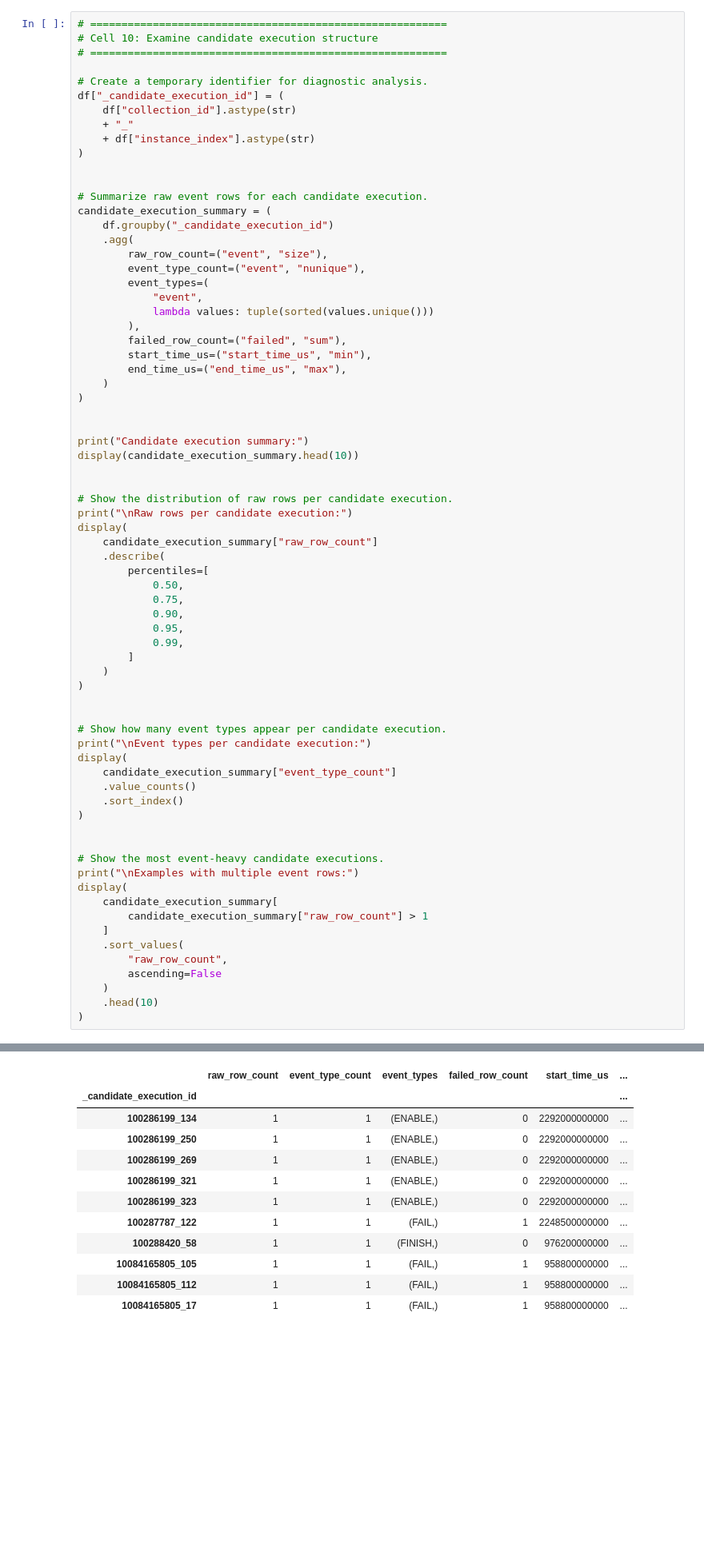
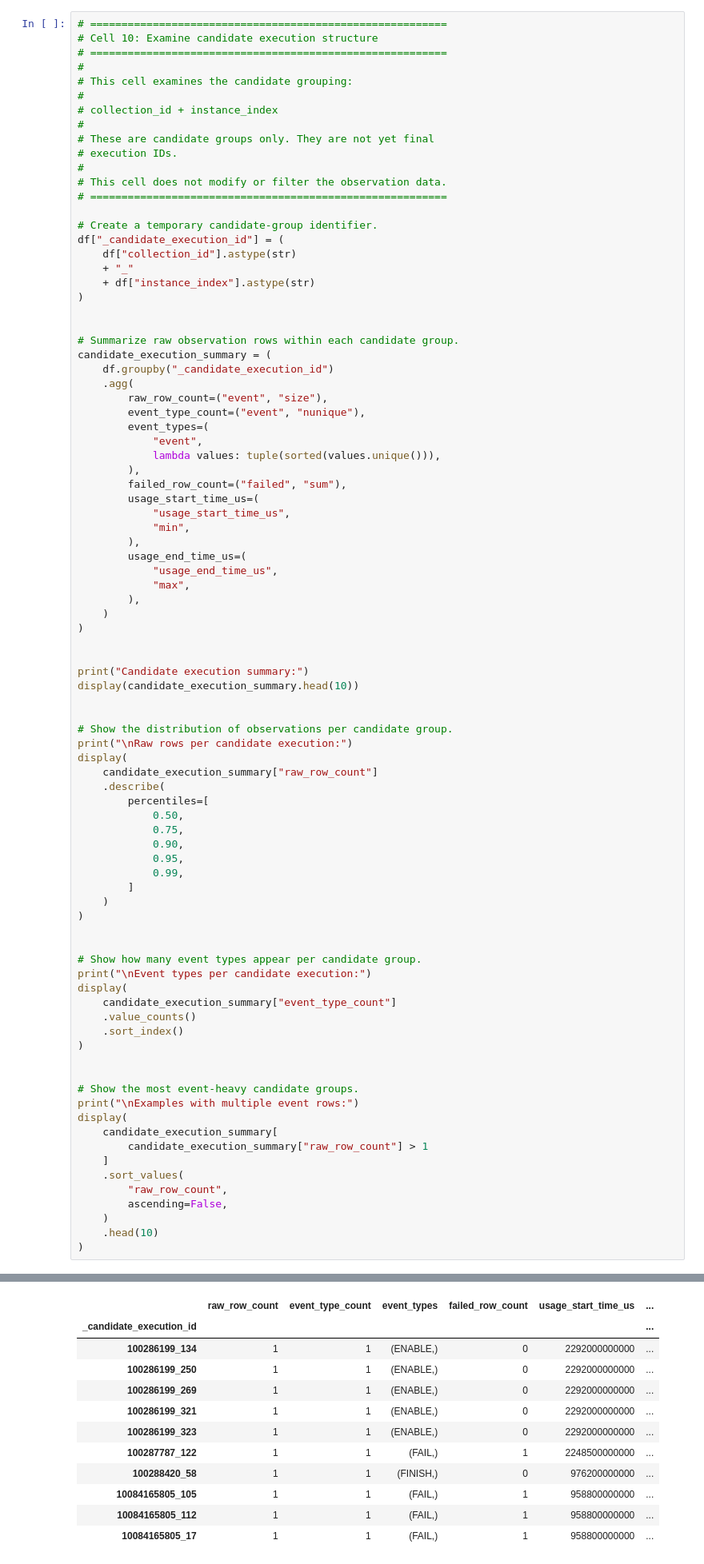
Before and after one commit to sonalilonkar1/masters-project, a Jupyter notebook: pipelines/google_subset/01_dataIngestion.ipynb, the cells around one changed output, grey strips where cells are left out. Shown at 80% size. Cells and saved outputs as stored; diff of their text form; blank space fills up the shorter version.

```diff
--- a/pipelines/google_subset/01_dataIngestion.ipynb
+++ b/pipelines/google_subset/01_dataIngestion.ipynb
@@ -1143,8 +1047,18 @@ Event percentages:
 # =========================================================
 # Cell 10: Examine candidate execution structure
 # =========================================================
+#
+# This cell examines the candidate grouping:
+#
+# collection_id + instance_index
+#
+# These are candidate groups only. They are not yet final
+# execution IDs.
+#
+# This cell does not modify or filter the observation data.
+# =========================================================
 
-# Create a temporary identifier for diagnostic analysis.
+# Create a temporary candidate-group identifier.
 df["_candidate_execution_id"] = (
     df["collection_id"].astype(str)
     + "_"
@@ -1152,7 +1066,7 @@ df["_candidate_execution_id"] = (
 )
 
 
-# Summarize raw event rows for each candidate execution.
+# Summarize raw observation rows within each candidate group.
 candidate_execution_summary = (
     df.groupby("_candidate_execution_id")
     .agg(
@@ -1160,11 +1074,17 @@ candidate_execution_summary = (
         event_type_count=("event", "nunique"),
         event_types=(
             "event",
-            lambda values: tuple(sorted(values.unique()))
+            lambda values: tuple(sorted(values.unique())),
         ),
         failed_row_count=("failed", "sum"),
-        start_time_us=("start_time_us", "min"),
-        end_time_us=("end_time_us", "max"),
+        usage_start_time_us=(
+            "usage_start_time_us",
+            "min",
+        ),
+        usage_end_time_us=(
+            "usage_end_time_us",
+            "max",
+        ),
     )
 )
 
@@ -1173,7 +1093,7 @@ print("Candidate execution summary:")
 display(candidate_execution_summary.head(10))
 
 
-# Show the distribution of raw rows per candidate execution.
+# Show the distribution of observations per candidate group.
 print("\nRaw rows per candidate execution:")
 display(
     candidate_execution_summary["raw_row_count"]
@@ -1182,37 +1102,37 @@ display(
             0.50,
             0.75,
             0.90,
             0.95,
             0.99,
         ]
     )
 )
 
 
-# Show how many event types appear per candidate execution.
+# Show how many event types appear per candidate group.
 print("\nEvent types per candidate execution:")
 display(
     candidate_execution_summary["event_type_count"]
     .value_counts()
     .sort_index()
 )
 
 
-# Show the most event-heavy candidate executions.
+# Show the most event-heavy candidate groups.
 print("\nExamples with multiple event rows:")
 display(
     candidate_execution_summary[
         candidate_execution_summary["raw_row_count"] > 1
     ]
     .sort_values(
         "raw_row_count",
-        ascending=False
+        ascending=False,
     )
     .head(10)
 )
 # %% [output]
 Candidate execution summary:
-|  | raw_row_count | event_type_count | event_types | failed_row_count | start_time_us | ... |
+|  | raw_row_count | event_type_count | event_types | failed_row_count | usage_start_time_us | ... |
 | _candidate_execution_id |  |  |  |  |  | ... |
 | 100286199_134 | 1 | 1 | (ENABLE,) | 0 | 2292000000000 | ... |
 | 100286199_250 | 1 | 1 | (ENABLE,) | 0 | 2292000000000 | ... |
```
Also changed, not shown: parts of 8 cells of this notebook, 1 other file.
